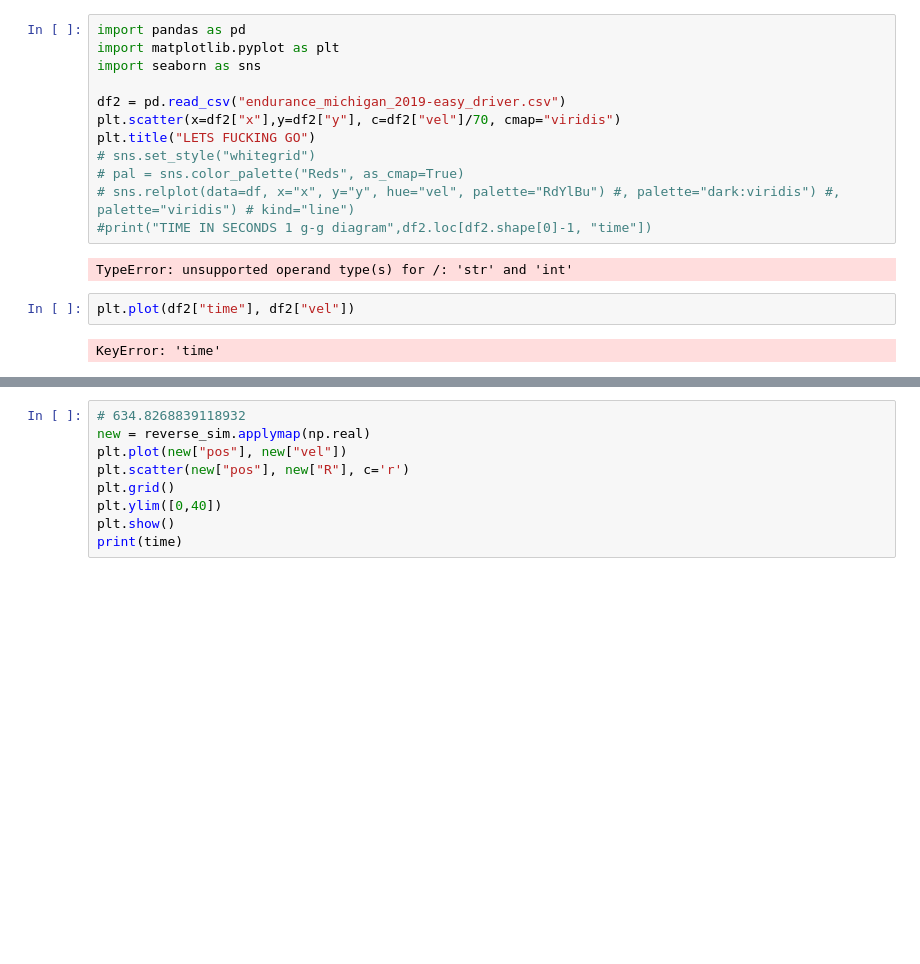
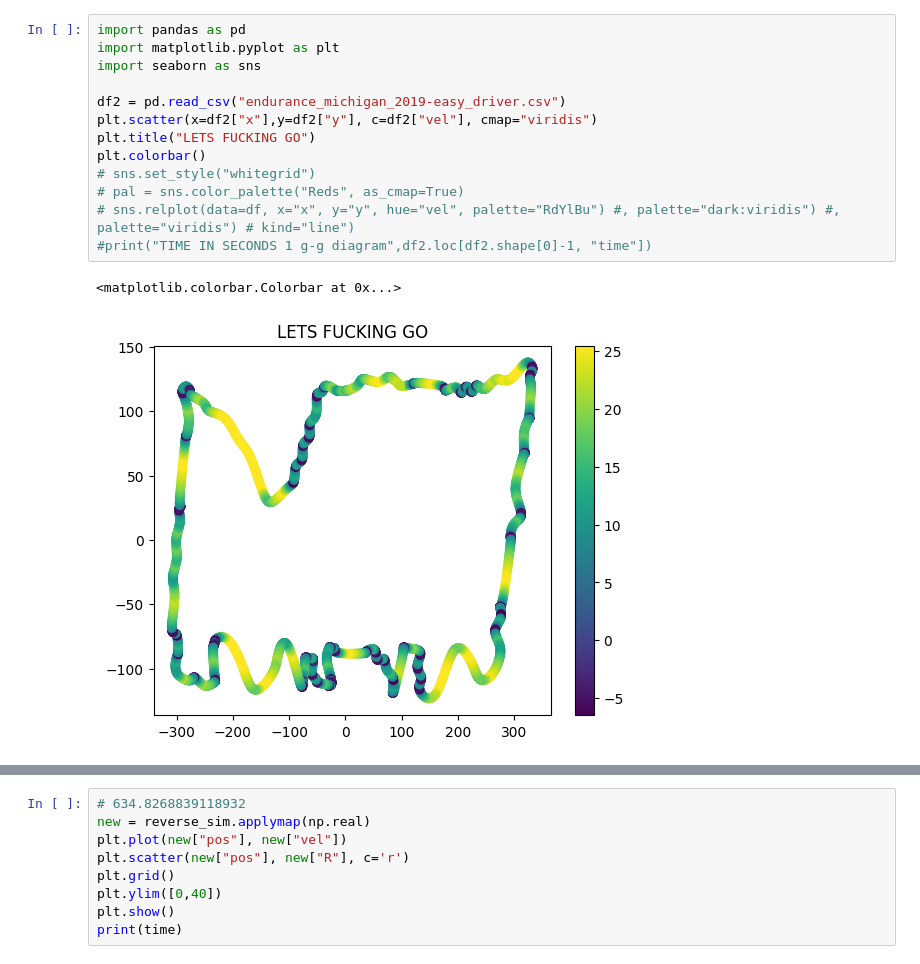
Before and after one commit to LonghornRacingElectric/jomama_lapsim, a Jupyter notebook: results/lapsim_analysis.ipynb, the cells around one changed output, grey strips where cells are left out. Drawn from its saved outputs; the diff is of its cells as text; blank space fills up the shorter version.

```diff
--- a/results/lapsim_analysis.ipynb
+++ b/results/lapsim_analysis.ipynb
@@ -1,18 +1,16 @@
 # %%
 import pandas as pd
 import matplotlib.pyplot as plt
 import seaborn as sns
 
 df2 = pd.read_csv("endurance_michigan_2019-easy_driver.csv")
-plt.scatter(x=df2["x"],y=df2["y"], c=df2["vel"]/70, cmap="viridis")
+plt.scatter(x=df2["x"],y=df2["y"], c=df2["vel"], cmap="viridis")
 plt.title("LETS FUCKING GO")
+plt.colorbar()
 # sns.set_style("whitegrid")
 # pal = sns.color_palette("Reds", as_cmap=True)
 # sns.relplot(data=df, x="x", y="y", hue="vel", palette="RdYlBu") #, palette="dark:viridis") #, palette="viridis") # kind="line")
 #print("TIME IN SECONDS 1 g-g diagram",df2.loc[df2.shape[0]-1, "time"])
 # %% [output]
-TypeError: unsupported operand type(s) for /: 'str' and 'int'
+<matplotlib.colorbar.Colorbar at 0x...>
+[figure, added]
-# %%
-plt.plot(df2["time"], df2["vel"])
-# %% [output]
-KeyError: 'time'
```
Also changed, not shown: parts of 10 cells of this notebook, 5 other files.
